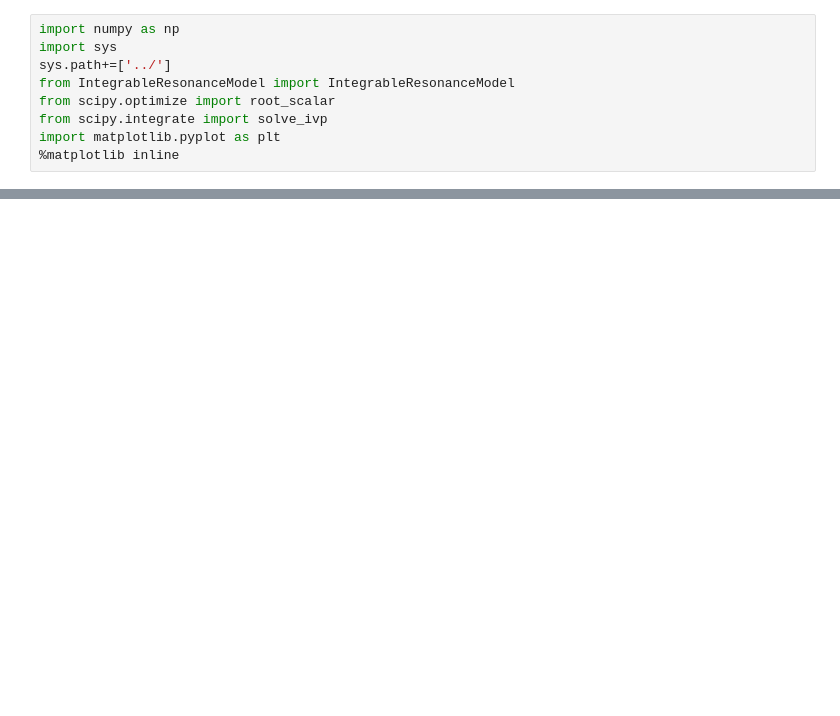
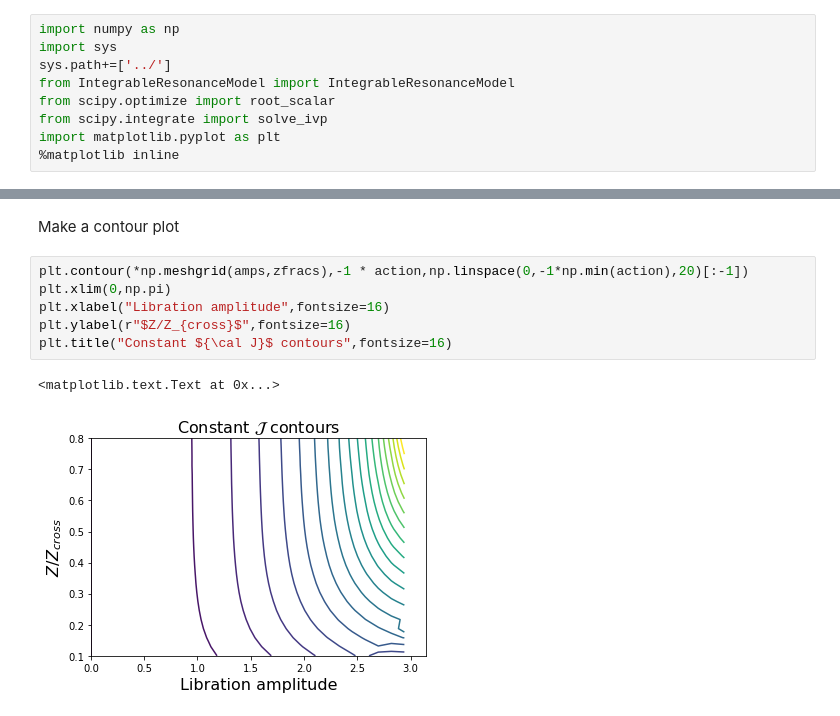
Before and after one commit to shadden/IntegrableModelforResonances, a Jupyter notebook: jupyter_examples/NumericalActionAngleTransformation.ipynb, the cells around one changed output, grey strips where cells are left out. Saved outputs shown, nothing was run; the diff lists cells and outputs as text; blank space fills up the shorter version.

```diff
--- a/jupyter_examples/NumericalActionAngleTransformation.ipynb
+++ b/jupyter_examples/NumericalActionAngleTransformation.ipynb
@@ -152,0 +56,11 @@ def calc_frequencies(delta_theta,Jstar,res_model,full_output = False):
+# %% [markdown]
+Make a contour plot
+# %%
+plt.contour(*np.meshgrid(amps,zfracs),-1 * action,np.linspace(0,-1*np.min(action),20)[:-1])
+plt.xlim(0,np.pi)
+plt.xlabel("Libration amplitude",fontsize=16)
+plt.ylabel(r"$Z/Z_{cross}$",fontsize=16)
+plt.title("Constant ${\cal J}$ contours",fontsize=16)
+# %% [output]
+<matplotlib.text.Text at 0x...>
+[figure, added]
```
Also changed, not shown: parts of 16 cells of this notebook, 1 other file.
